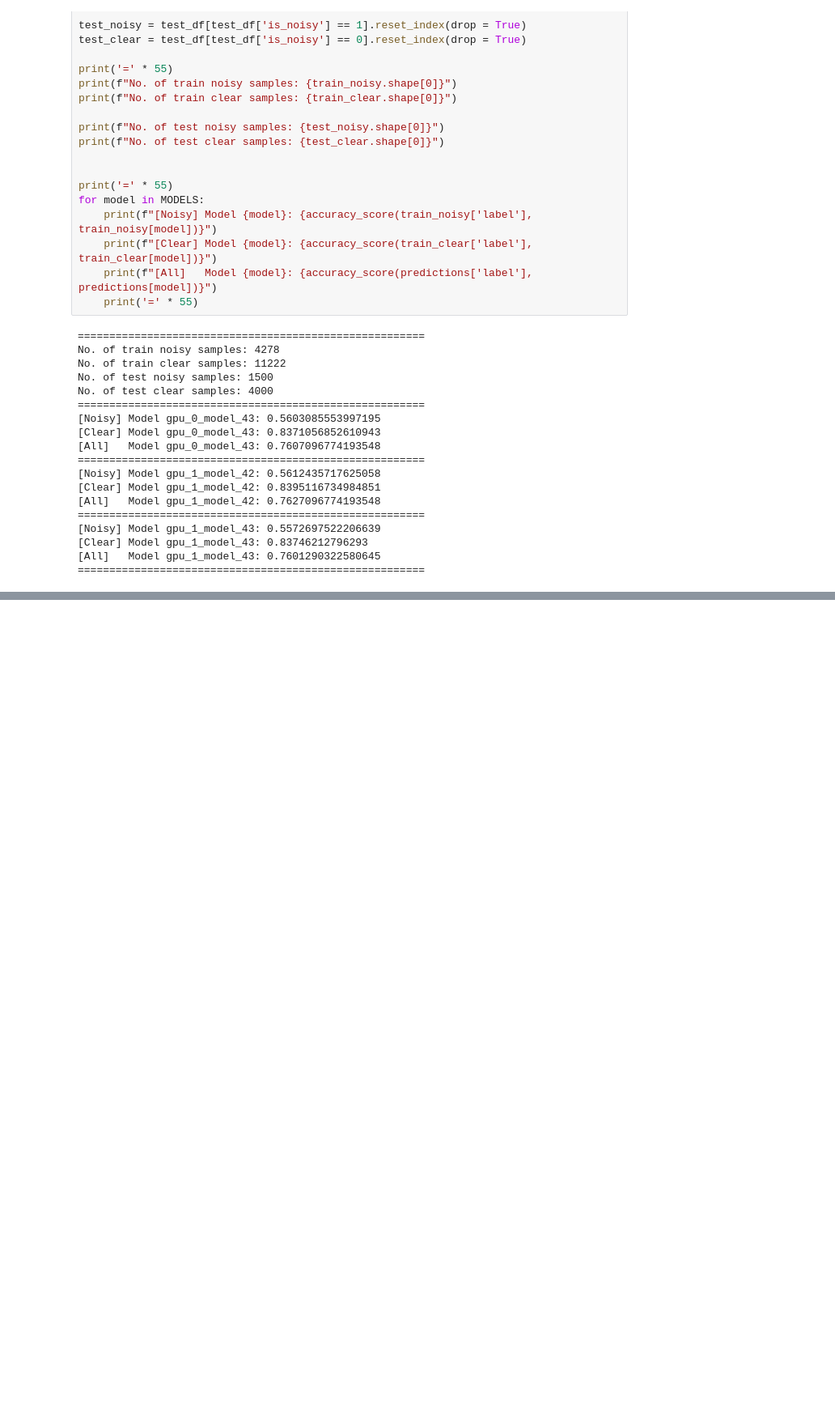
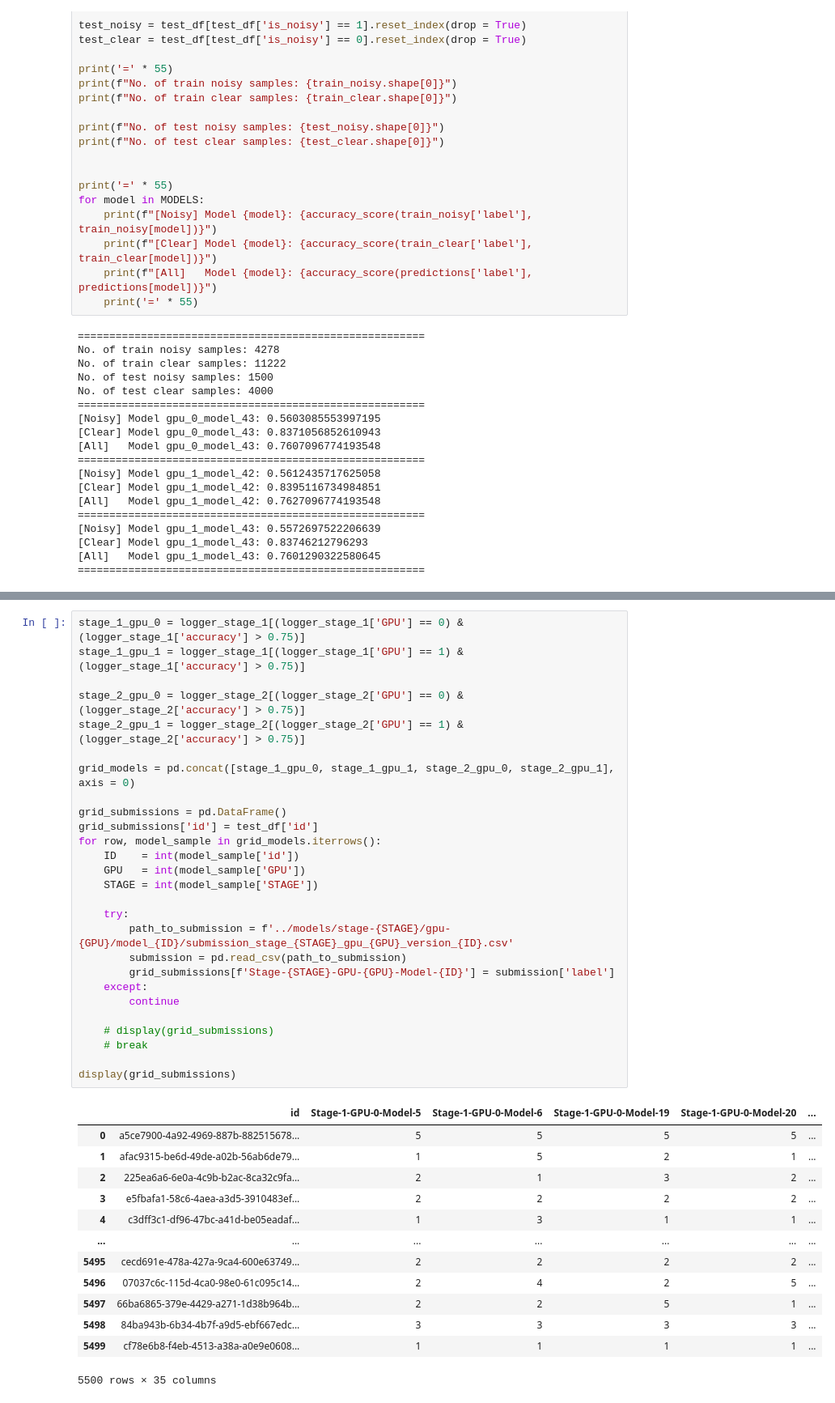
Before and after one commit to AdrianIordache/Detect-Targets-In-Radar-Signals, a Jupyter notebook: notebooks/Error-Analysis.ipynb, the cells around one changed output, grey strips where cells are left out. Shown at 81% size. Saved outputs shown, nothing was run; the diff lists cells and outputs as text; blank space fills up the shorter version.

```diff
--- a/notebooks/Error-Analysis.ipynb
+++ b/notebooks/Error-Analysis.ipynb
@@ -666,0 +733,41 @@ Very   Wrong: 840   (0.054) -> Noisy: 611  (0.727) -> Clear: 229  (0.273)
+# %%
+stage_1_gpu_0 = logger_stage_1[(logger_stage_1['GPU'] == 0) & (logger_stage_1['accuracy'] > 0.75)]
+stage_1_gpu_1 = logger_stage_1[(logger_stage_1['GPU'] == 1) & (logger_stage_1['accuracy'] > 0.75)]
+
+stage_2_gpu_0 = logger_stage_2[(logger_stage_2['GPU'] == 0) & (logger_stage_2['accuracy'] > 0.75)]
+stage_2_gpu_1 = logger_stage_2[(logger_stage_2['GPU'] == 1) & (logger_stage_2['accuracy'] > 0.75)]
+
+grid_models = pd.concat([stage_1_gpu_0, stage_1_gpu_1, stage_2_gpu_0, stage_2_gpu_1], axis = 0)
+
+grid_submissions = pd.DataFrame()
+grid_submissions['id'] = test_df['id']
+for row, model_sample in grid_models.iterrows():
+    ID    = int(model_sample['id'])
+    GPU   = int(model_sample['GPU'])
+    STAGE = int(model_sample['STAGE'])
+
+    try:
+        path_to_submission = f'../models/stage-{STAGE}/gpu-{GPU}/model_{ID}/submission_stage_{STAGE}_gpu_{GPU}_version_{ID}.csv'
+        submission = pd.read_csv(path_to_submission)
+        grid_submissions[f'Stage-{STAGE}-GPU-{GPU}-Model-{ID}'] = submission['label']
+    except:
+        continue
+
+    # display(grid_submissions)
+    # break
+
+display(grid_submissions)
+# %% [output]
+|  | id | Stage-1-GPU-0-Model-5 | Stage-1-GPU-0-Model-6 | Stage-1-GPU-0-Model-19 | Stage-1-GPU-0-Model-20 | ... |
+| 0 | a5ce7900-4a92-4969-887b-882515678... | 5 | 5 | 5 | 5 | ... |
+| 1 | afac9315-be6d-49de-a02b-56ab6de79... | 1 | 5 | 2 | 1 | ... |
+| 2 | 225ea6a6-6e0a-4c9b-b2ac-8ca32c9fa... | 2 | 1 | 3 | 2 | ... |
+| 3 | e5fbafa1-58c6-4aea-a3d5-3910483ef... | 2 | 2 | 2 | 2 | ... |
+| 4 | c3dff3c1-df96-47bc-a41d-be05eadaf... | 1 | 3 | 1 | 1 | ... |
+| ... | ... | ... | ... | ... | ... | ... |
+| 5495 | cecd691e-478a-427a-9ca4-600e63749... | 2 | 2 | 2 | 2 | ... |
+| 5496 | 07037c6c-115d-4ca0-98e0-61c095c14... | 2 | 4 | 2 | 5 | ... |
+| 5497 | 66ba6865-379e-4429-a271-1d38b964b... | 2 | 2 | 5 | 1 | ... |
+| 5498 | 84ba943b-6b34-4b7f-a9d5-ebf667edc... | 3 | 3 | 3 | 3 | ... |
+| 5499 | cf78e6b8-f4eb-4513-a38a-a0e9e0608... | 1 | 1 | 1 | 1 | ... |
+5500 rows × 35 columns
```
Also changed, not shown: parts of 22 cells of this notebook, 10 other files.
